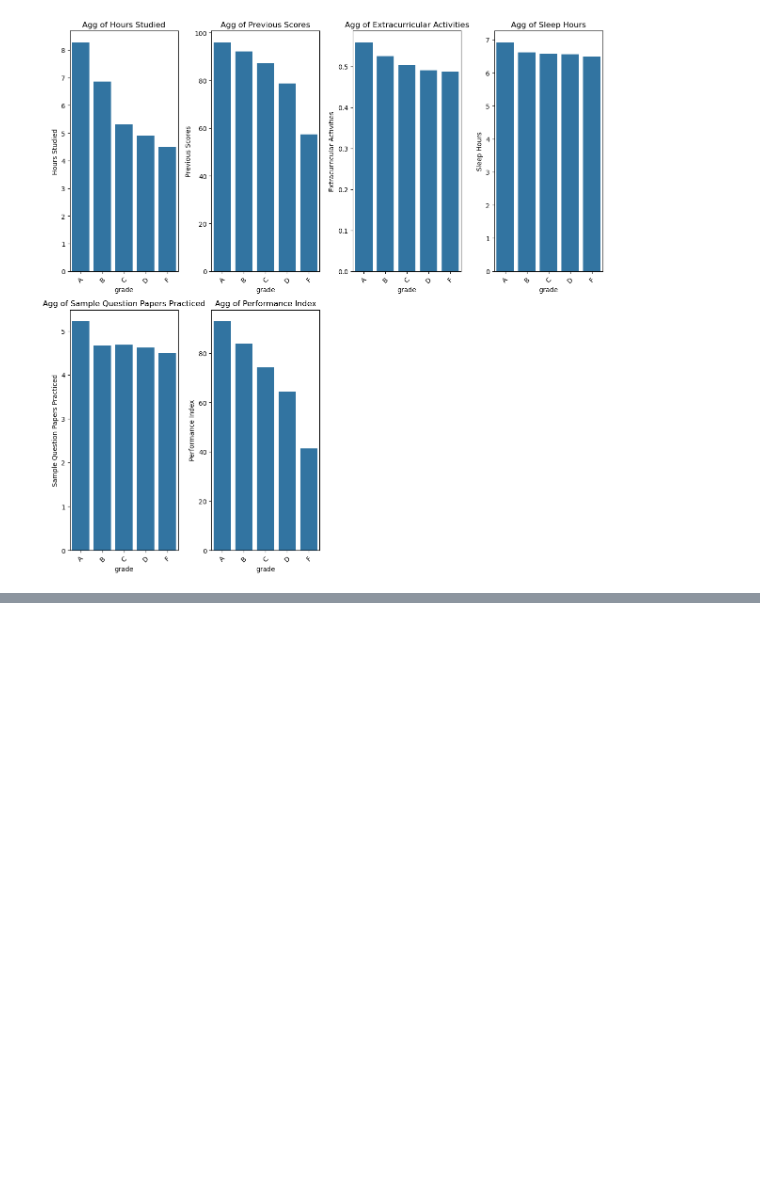
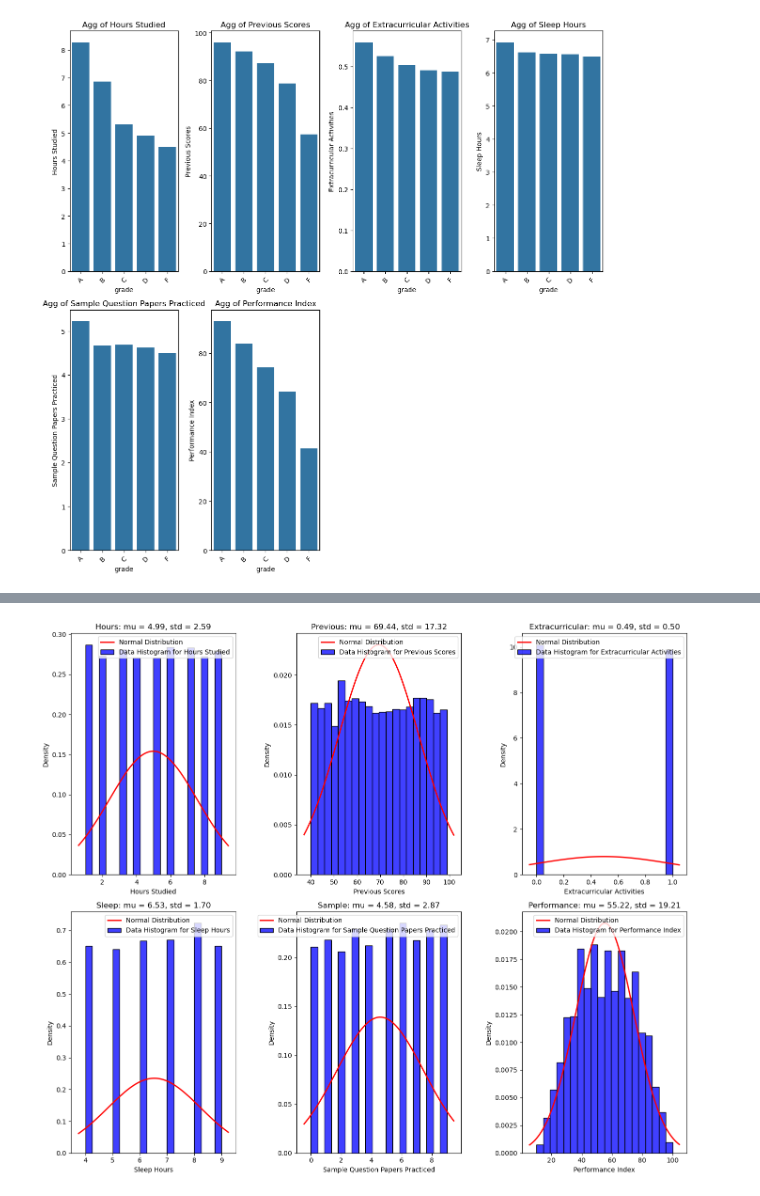
Before and after one commit to MaukanMir/-Student-Performance-Regression-, a Jupyter notebook: training.ipynb, the cells around one changed output, grey strips where cells are left out. Saved outputs shown, nothing was run; the diff lists cells and outputs as text; code cells hidden in the pictures; blank space fills up the shorter version.

```diff
--- a/training.ipynb
+++ b/training.ipynb
@@ -260,0 +363,4 @@ aggregate_dataset(visual_df, visual_df.columns, "grade", "mean")
+# %%
+histogram(visual_df, visual_df.columns)
+# %% [output]
+[figure, added]
```
Also changed, not shown: parts of 6 cells of this notebook.
